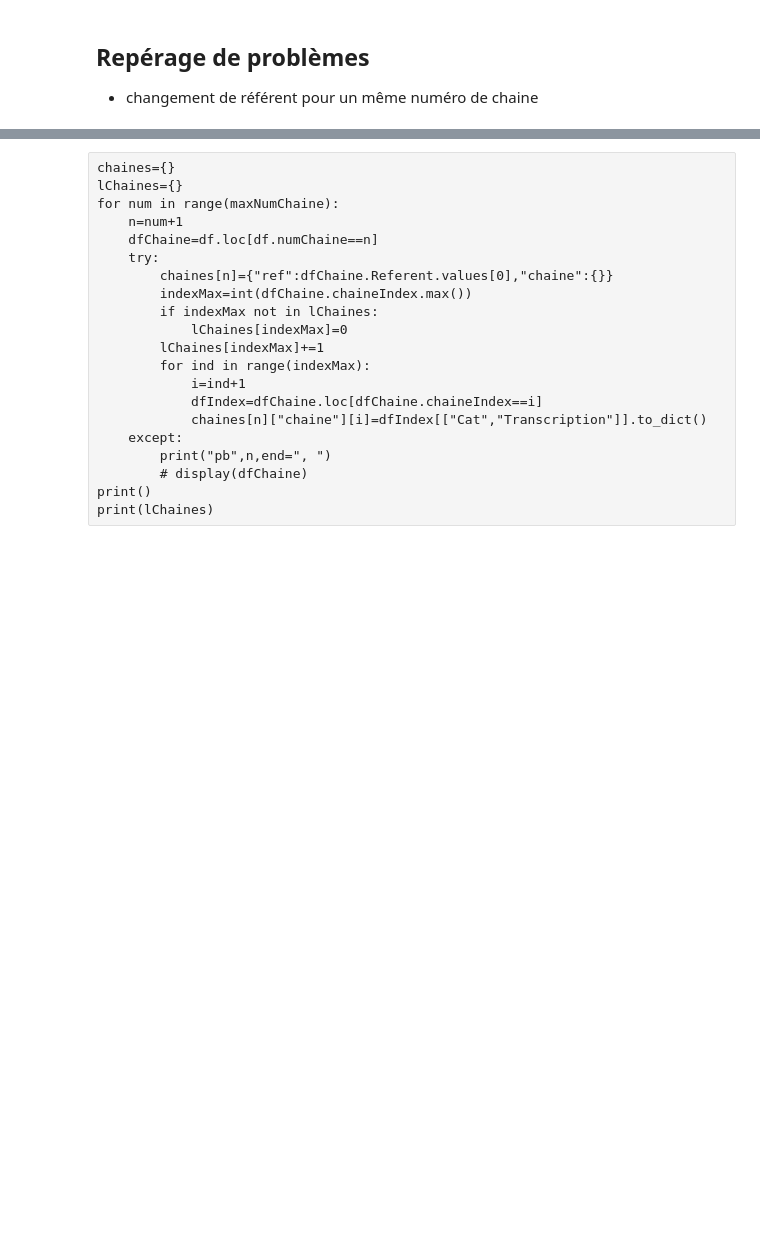
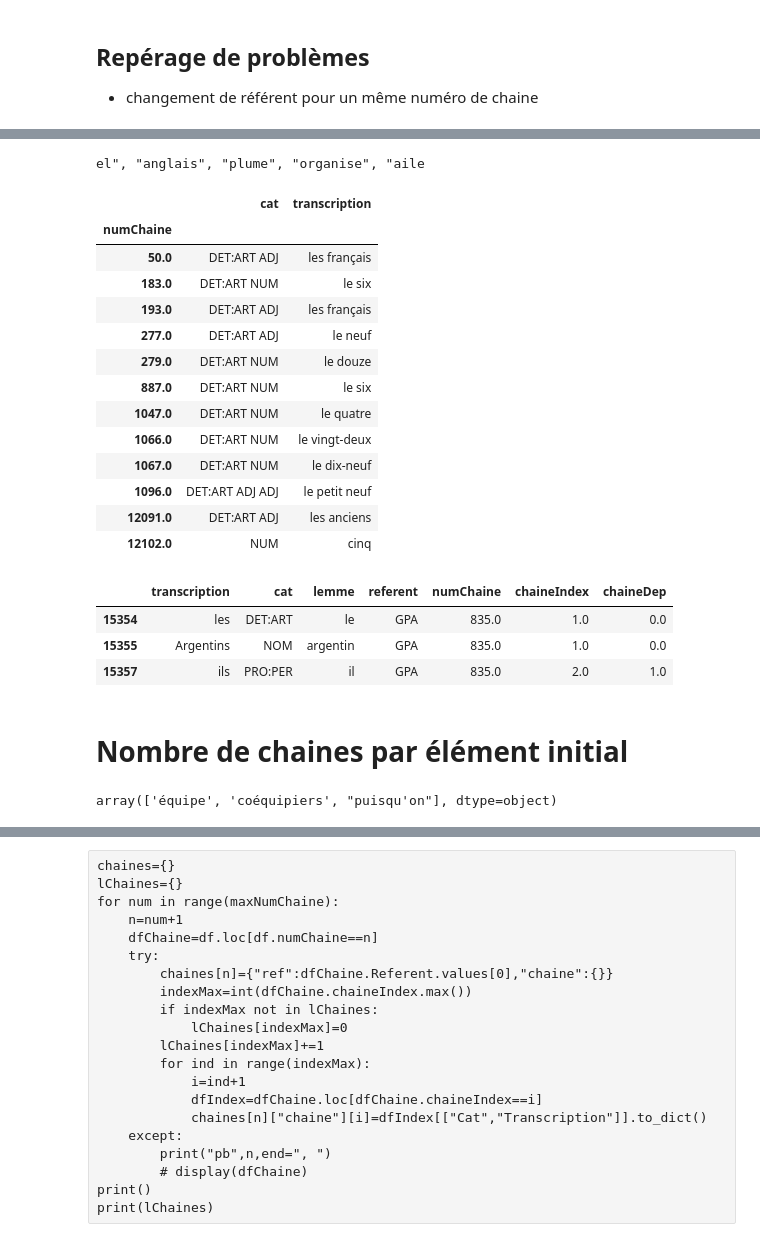
Before and after one commit to gboye/AMBK-SportsCom, a Jupyter notebook: Chaines/Chaines-Tables.ipynb, the cells around one changed output, grey strips where cells are left out. Drawn from its saved outputs; the diff is of its cells as text; code cells hidden in the pictures; blank space fills up the shorter version.

```diff
--- a/Chaines/Chaines-Tables.ipynb
+++ b/Chaines/Chaines-Tables.ipynb
@@ -86,0 +91,6 @@ array(['J-F10', 'J-A1', 'J-A9', 'J-A10', 'GPF', 'GPA', 'J-F2', 'J-F15',
+# %%
+pbCat=df.loc[(df.chaineIndex.notnull())&df.cat.str.contains("VER")]["transcription"].unique().tolist()
+print('", "'.join(pbCat))
+catNAM=["Ledesma", "Hernandez", "Laporte", "Contepomi", "Pieter", "Skrela", "Mignoni", "Ibanez", "Dominici", "Álvarez", "Lobe", "#Alvarez", "#Lucas"]
+# %% [output]
+el", "anglais", "plume", "organise", "aile
@@ -86,0 +108,24 @@ array(['J-F10', 'J-A1', 'J-A9', 'J-A10', 'GPF', 'GPA', 'J-F2', 'J-F15',
+# %%
+dfAnchors.loc[(~dfAnchors.cat.str.contains("NAM"))&(~dfAnchors.cat.str.contains("PRO"))&(~dfAnchors.cat.str.contains("NOM"))&(~dfAnchors.cat.str.contains("POS"))]
+# %% [output]
+|  | cat | transcription |
+| numChaine |  |  |
+| 50.0 | DET:ART ADJ | les français |
+| 183.0 | DET:ART NUM | le six |
+| 193.0 | DET:ART ADJ | les français |
+| 277.0 | DET:ART ADJ | le neuf |
+| 279.0 | DET:ART NUM | le douze |
+| 887.0 | DET:ART NUM | le six |
+| 1047.0 | DET:ART NUM | le quatre |
+| 1066.0 | DET:ART NUM | le vingt-deux |
+| 1067.0 | DET:ART NUM | le dix-neuf |
+| 1096.0 | DET:ART ADJ ADJ | le petit neuf |
+| 12091.0 | DET:ART ADJ | les anciens |
+| 12102.0 | NUM | cinq |
+# %%
+df.loc[df.numChaine==835]
+# %% [output]
+|  | transcription | cat | lemme | referent | numChaine | chaineIndex | chaineDep |
+| 15354 | les | DET:ART | le | GPA | 835.0 | 1.0 | 0.0 |
+| 15355 | Argentins | NOM | argentin | GPA | 835.0 | 1.0 | 0.0 |
+| 15357 | ils | PRO:PER | il | GPA | 835.0 | 2.0 | 1.0 |
@@ -86,0 +134,7 @@ array(['J-F10', 'J-A1', 'J-A9', 'J-A10', 'GPF', 'GPA', 'J-F2', 'J-F15',
+# %% [markdown]
+# Nombre de chaines par élément initial
+# %%
+dfAnchors=df.loc[(df.chaineDep==0)].groupby("numChaine")[["cat","transcription"]].agg(" ".join)
+dfAnchors.loc[dfAnchors.cat=="NOM","transcription"].unique()
+# %% [output]
+array(['équipe', 'coéquipiers', "puisqu'on"], dtype=object)
```
Also changed, not shown: parts of 39 cells of this notebook.
